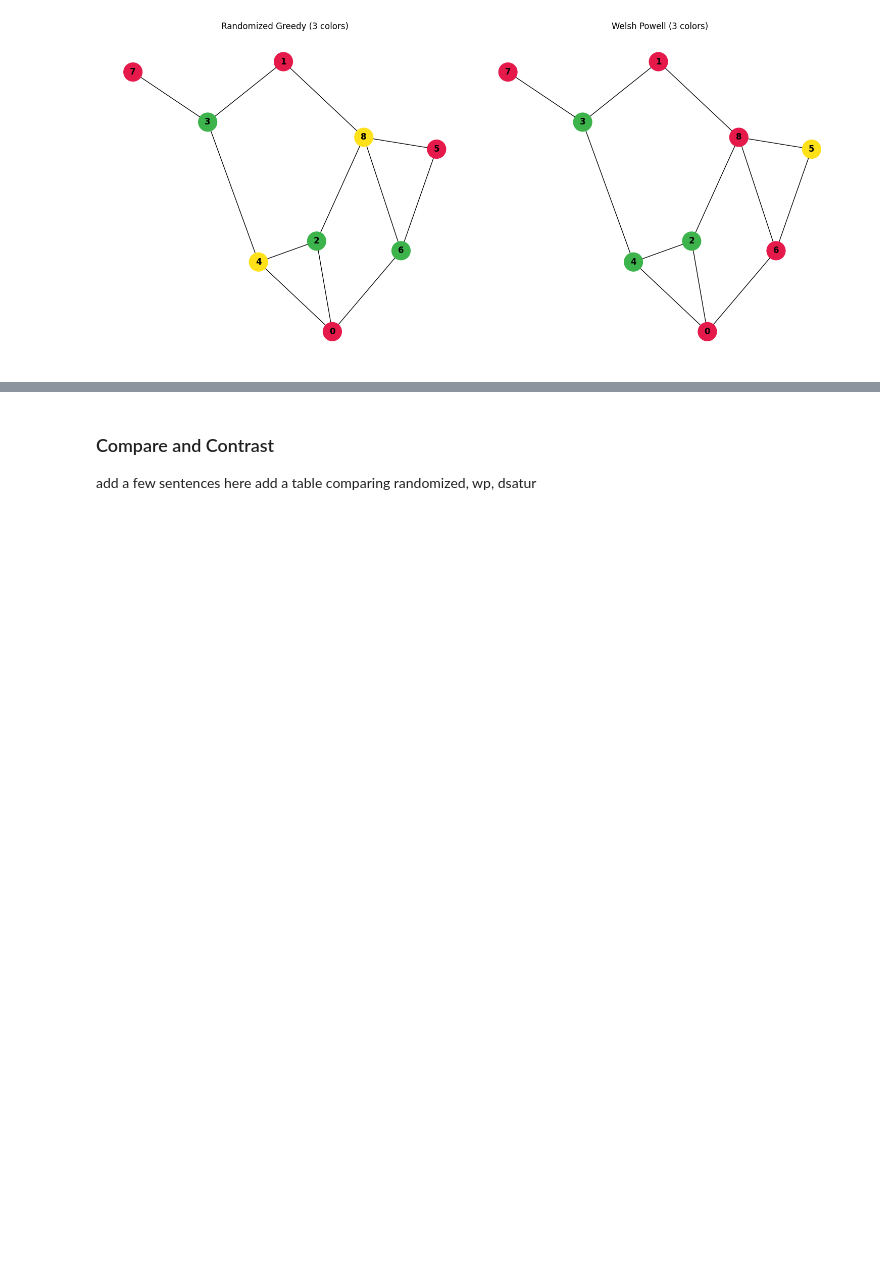
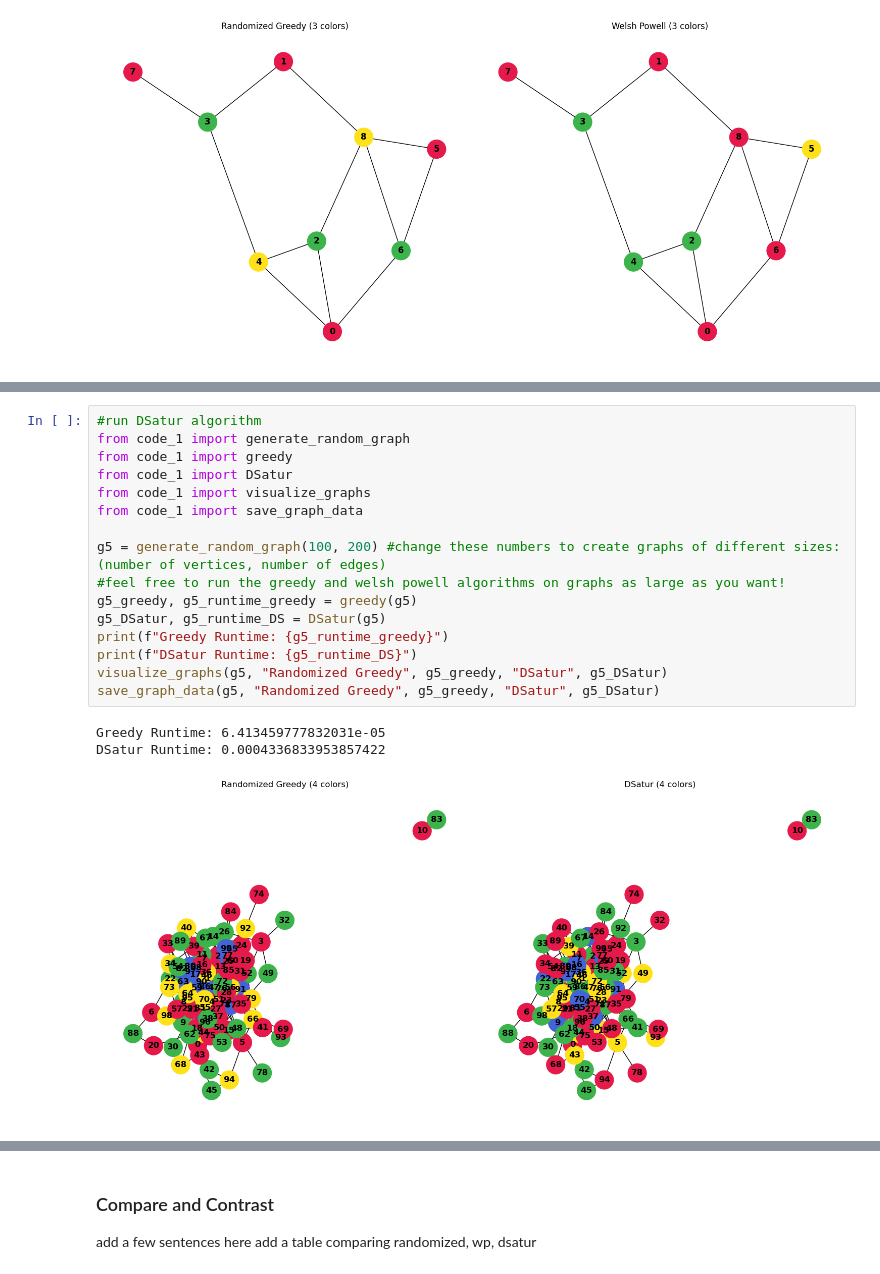
Before and after one commit to crane919/graph-coloring, a Jupyter notebook: Essay.ipynb, the cells around one changed output, grey strips where cells are left out. Drawn from its saved outputs; the diff is of its cells as text; blank space fills up the shorter version.

Commit message:
Integrated Dsatur into the essay

```diff
--- a/Essay.ipynb
+++ b/Essay.ipynb
@@ -173,0 +194,20 @@ add functions here using argument, return, sentence, walkthrough format (see abo
+# %%
+#run DSatur algorithm
+from code_1 import generate_random_graph
+from code_1 import greedy
+from code_1 import DSatur
+from code_1 import visualize_graphs
+from code_1 import save_graph_data
+
+g5 = generate_random_graph(100, 200) #change these numbers to create graphs of different sizes: (number of vertices, number of edges)
+#feel free to run the greedy and welsh powell algorithms on graphs as large as you want!
+g5_greedy, g5_runtime_greedy = greedy(g5)
+g5_DSatur, g5_runtime_DS = DSatur(g5)
+print(f"Greedy Runtime: {g5_runtime_greedy}")
+print(f"DSatur Runtime: {g5_runtime_DS}")
+visualize_graphs(g5, "Randomized Greedy", g5_greedy, "DSatur", g5_DSatur)
+save_graph_data(g5, "Randomized Greedy", g5_greedy, "DSatur", g5_DSatur)
+# %% [output]
+Greedy Runtime: 6.413459777832031e-05
+DSatur Runtime: 0.0004336833953857422
+[figure, added]
```
Also changed, not shown: parts of 6 cells of this notebook, 3 other files.
